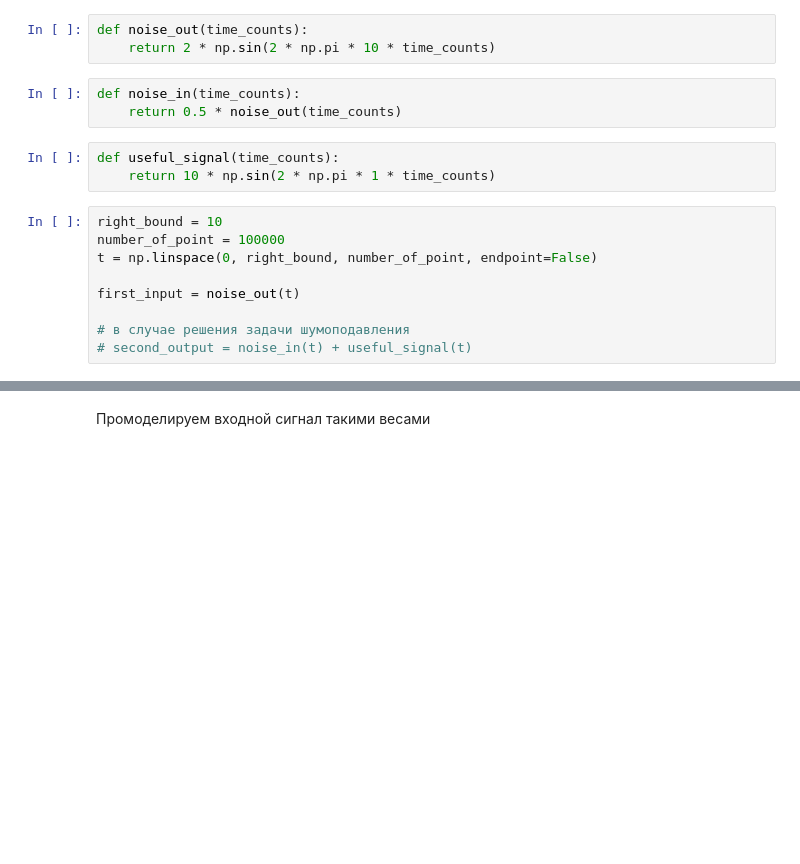
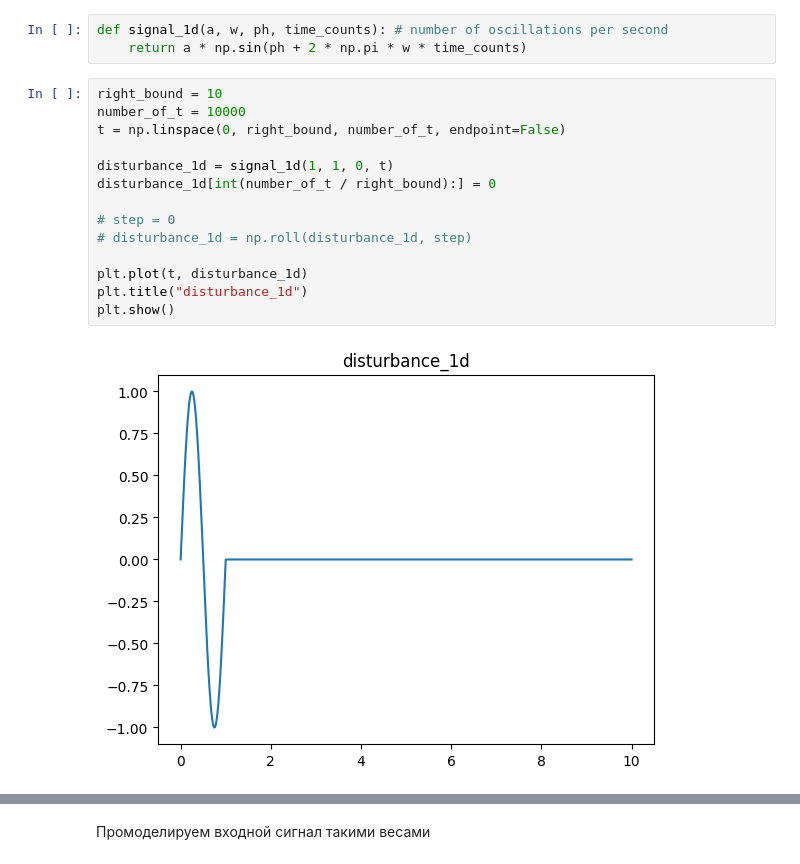
Before and after one commit to dd114/Adaptive-filter-1, a Jupyter notebook: Adaptive-filter-1.ipynb, the cells around one changed output, grey strips where cells are left out. Cells and saved outputs as stored; diff of their text form; blank space fills up the shorter version.

```diff
--- a/Adaptive-filter-1.ipynb
+++ b/Adaptive-filter-1.ipynb
@@ -65,20 +79,21 @@ def fitting_of_weights(first_input, second_input, number_of_weights, mu_0=1, eps
 
     return weights
 # %%
-def noise_out(time_counts):
-    return 2 * np.sin(2 * np.pi * 10 * time_counts)
+def signal_1d(a, w, ph, time_counts): # number of oscillations per second
+    return a * np.sin(ph + 2 * np.pi * w * time_counts)
-# %%
-def noise_in(time_counts):
-    return 0.5 * noise_out(time_counts)
-# %%
-def useful_signal(time_counts):
-    return 10 * np.sin(2 * np.pi * 1 * time_counts)
-# %%
-right_bound = 10
-number_of_point = 100000
-t = np.linspace(0, right_bound, number_of_point, endpoint=False)
-
-first_input = noise_out(t)
-
-# в случае решения задачи шумоподавления
-# second_output = noise_in(t) + useful_signal(t)
+# %%
+right_bound = 10
+number_of_t = 10000
+t = np.linspace(0, right_bound, number_of_t, endpoint=False)
+
+disturbance_1d = signal_1d(1, 1, 0, t)
+disturbance_1d[int(number_of_t / right_bound):] = 0
+
+# step = 0
+# disturbance_1d = np.roll(disturbance_1d, step)
+
+plt.plot(t, disturbance_1d)
+plt.title("disturbance_1d")
+plt.show()
+# %% [output]
+[figure, added]
```
Also changed, not shown: parts of 19 cells of this notebook.
